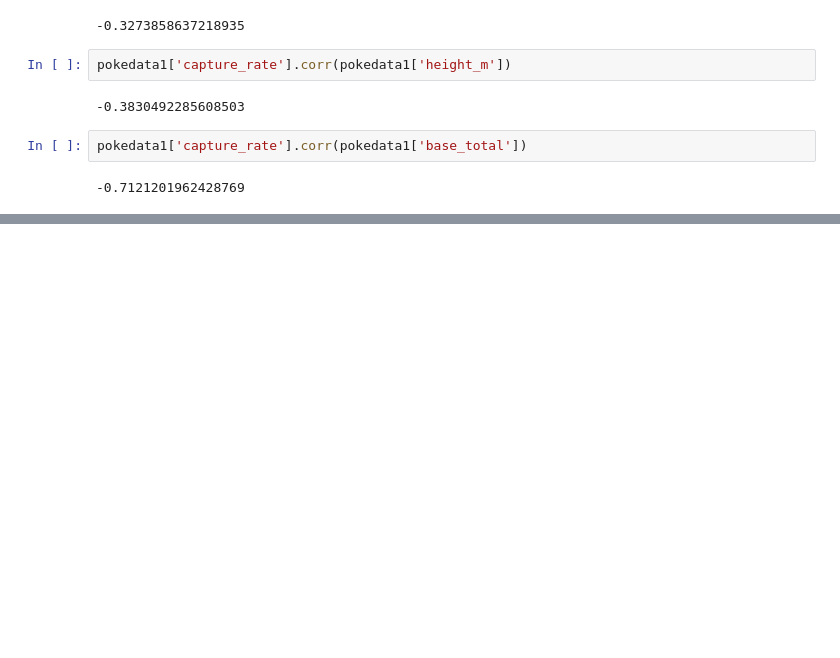
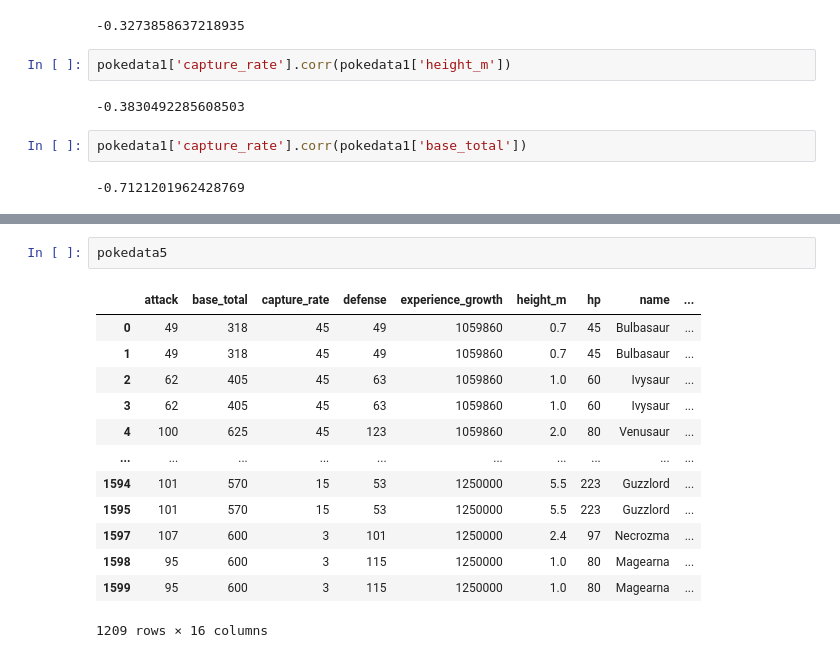
Before and after one commit to infoshareacademy/jdszr12-databenders, a Jupyter notebook: pokemon_python_rb.ipynb, the cells around one changed output, grey strips where cells are left out. Saved outputs shown, nothing was run; the diff lists cells and outputs as text; blank space fills up the shorter version.

```diff
--- a/pokemon_python_rb.ipynb
+++ b/pokemon_python_rb.ipynb
@@ -143,0 +171,16 @@ pokedata1['capture_rate'].corr(pokedata1['base_total'])
+# %%
+pokedata5
+# %% [output]
+|  | attack | base_total | capture_rate | defense | experience_growth | height_m | hp | name | ... |
+| 0 | 49 | 318 | 45 | 49 | 1059860 | 0.7 | 45 | Bulbasaur | ... |
+| 1 | 49 | 318 | 45 | 49 | 1059860 | 0.7 | 45 | Bulbasaur | ... |
+| 2 | 62 | 405 | 45 | 63 | 1059860 | 1.0 | 60 | Ivysaur | ... |
+| 3 | 62 | 405 | 45 | 63 | 1059860 | 1.0 | 60 | Ivysaur | ... |
+| 4 | 100 | 625 | 45 | 123 | 1059860 | 2.0 | 80 | Venusaur | ... |
+| ... | ... | ... | ... | ... | ... | ... | ... | ... | ... |
+| 1594 | 101 | 570 | 15 | 53 | 1250000 | 5.5 | 223 | Guzzlord | ... |
+| 1595 | 101 | 570 | 15 | 53 | 1250000 | 5.5 | 223 | Guzzlord | ... |
+| 1597 | 107 | 600 | 3 | 101 | 1250000 | 2.4 | 97 | Necrozma | ... |
+| 1598 | 95 | 600 | 3 | 115 | 1250000 | 1.0 | 80 | Magearna | ... |
+| 1599 | 95 | 600 | 3 | 115 | 1250000 | 1.0 | 80 | Magearna | ... |
+1209 rows × 16 columns
```
Also changed, not shown: parts of 6 cells of this notebook.
